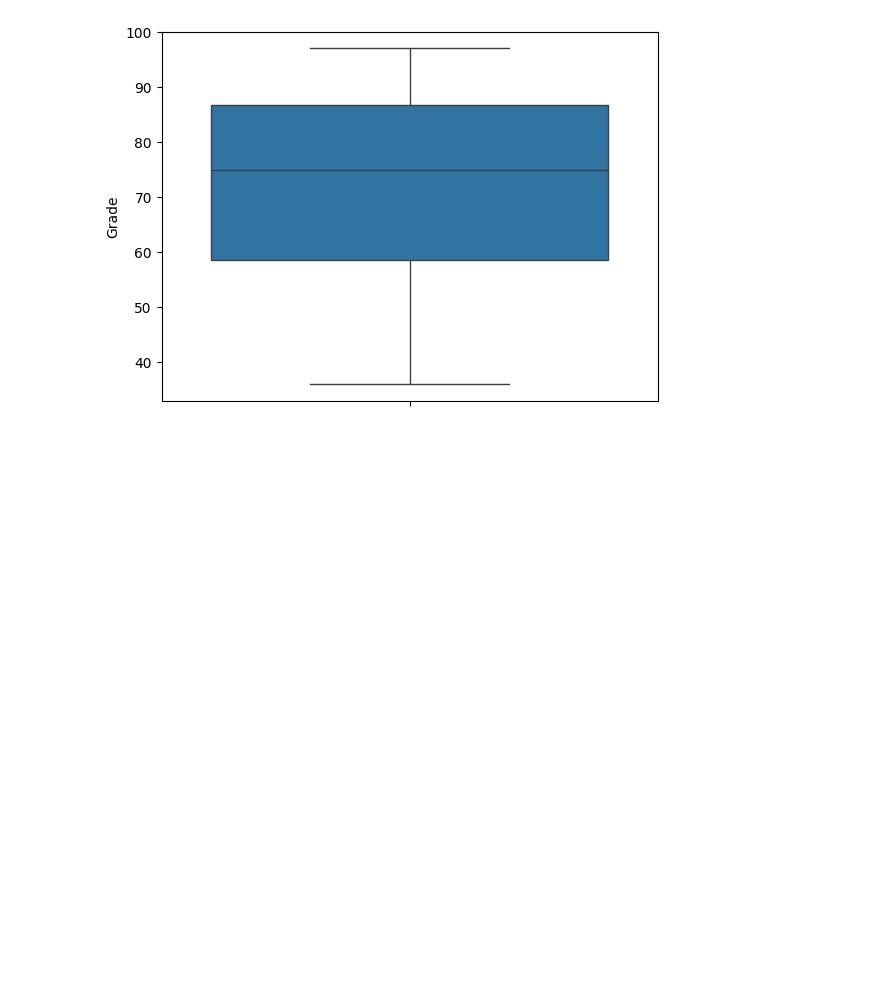
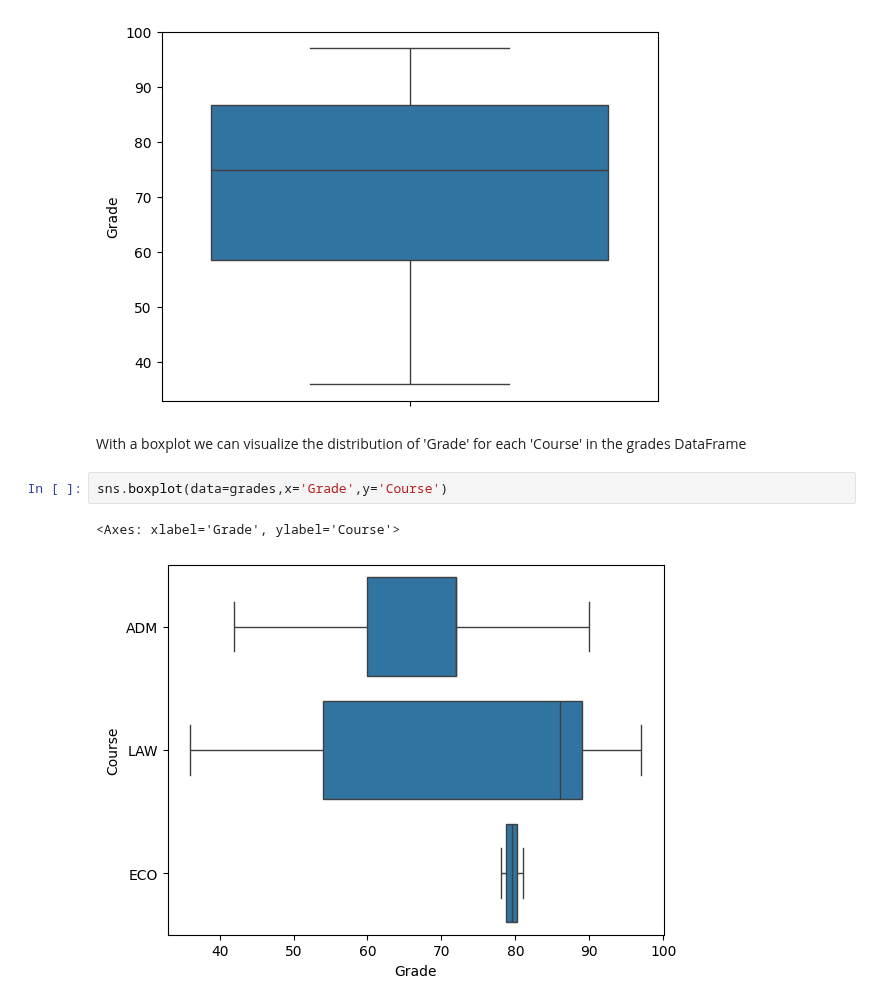
Before and after one commit to lcbjrrr/algojust, a Jupyter notebook: NB00_data_and_stas.ipynb, the cells around one changed output. Drawn from its saved outputs; the diff is of its cells as text; blank space fills up the shorter version.

```diff
--- a/NB00_data_and_stas.ipynb
+++ b/NB00_data_and_stas.ipynb
@@ -127,3 +193,10 @@ sns.boxplot(grades['Grade'])
 # %% [output]
 <Axes: ylabel='Grade'>
 [figure]
+# %% [markdown]
+With a boxplot we can visualize the distribution of 'Grade' for each 'Course' in the grades DataFrame
+# %%
+sns.boxplot(data=grades,x='Grade',y='Course')
+# %% [output]
+<Axes: xlabel='Grade', ylabel='Course'>
+[figure, added]
```
Also changed, not shown: parts of 38 cells of this notebook.
